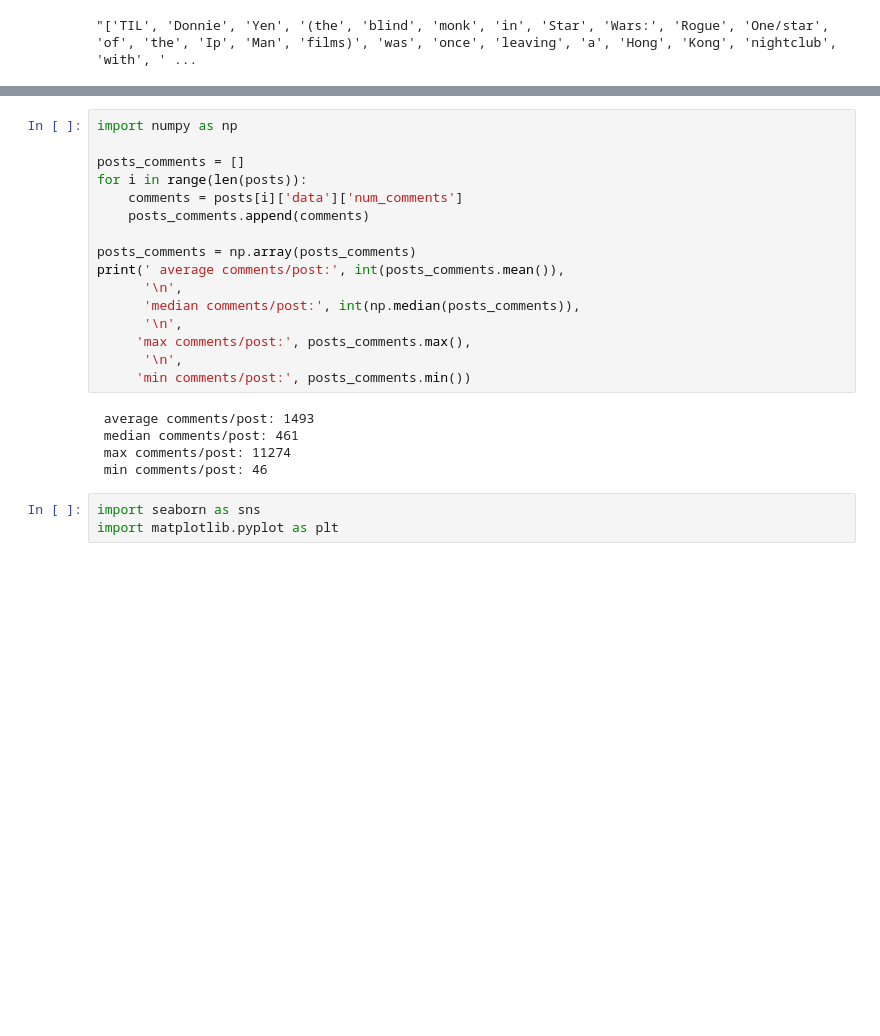
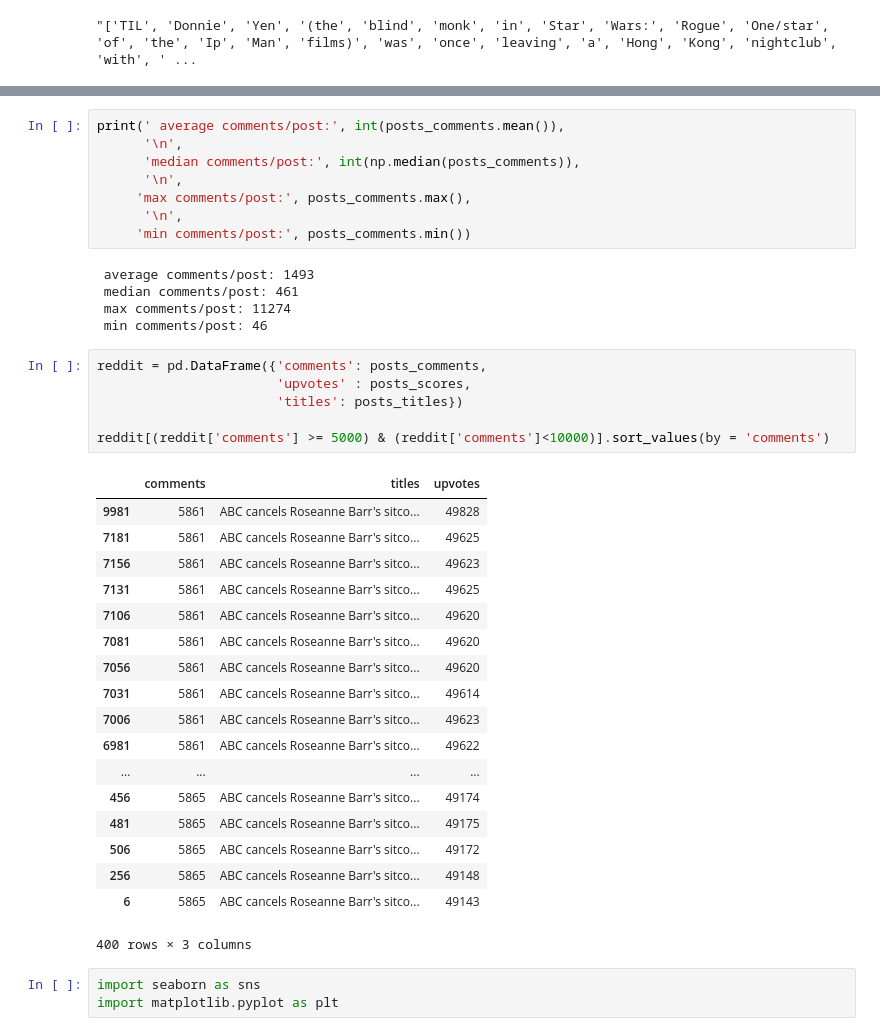
Before and after one commit to helencai62/Reddit_post_project, a Jupyter notebook: starter-code.ipynb, the cells around one changed output, grey strips where cells are left out. Cells and saved outputs as stored; diff of their text form; blank space fills up the shorter version.

```diff
--- a/starter-code.ipynb
+++ b/starter-code.ipynb
@@ -122,12 +145,4 @@ TIL Donnie Yen (the blind monk in Star Wars: Rogue One/star of the Ip Man films)
 # %%
-import numpy as np
-
-posts_comments = []
-for i in range(len(posts)):
-    comments = posts[i]['data']['num_comments']
-    posts_comments.append(comments)
-
-posts_comments = np.array(posts_comments)
 print(' average comments/post:', int(posts_comments.mean()),
       '\n',
       'median comments/post:', int(np.median(posts_comments)),
@@ -140,6 +155,31 @@ print(' average comments/post:', int(posts_comments.mean()),
  median comments/post: 461
  max comments/post: 11274
  min comments/post: 46
+# %%
+reddit = pd.DataFrame({'comments': posts_comments,
+                       'upvotes' : posts_scores,
+                       'titles': posts_titles})
+
+reddit[(reddit['comments'] >= 5000) & (reddit['comments']<10000)].sort_values(by = 'comments')
+# %% [output]
+|  | comments | titles | upvotes |
+| 9981 | 5861 | ABC cancels Roseanne Barr's sitco... | 49828 |
+| 7181 | 5861 | ABC cancels Roseanne Barr's sitco... | 49625 |
+| 7156 | 5861 | ABC cancels Roseanne Barr's sitco... | 49623 |
+| 7131 | 5861 | ABC cancels Roseanne Barr's sitco... | 49625 |
+| 7106 | 5861 | ABC cancels Roseanne Barr's sitco... | 49620 |
+| 7081 | 5861 | ABC cancels Roseanne Barr's sitco... | 49620 |
+| 7056 | 5861 | ABC cancels Roseanne Barr's sitco... | 49620 |
+| 7031 | 5861 | ABC cancels Roseanne Barr's sitco... | 49614 |
+| 7006 | 5861 | ABC cancels Roseanne Barr's sitco... | 49623 |
+| 6981 | 5861 | ABC cancels Roseanne Barr's sitco... | 49622 |
+| ... | ... | ... | ... |
+| 456 | 5865 | ABC cancels Roseanne Barr's sitco... | 49174 |
+| 481 | 5865 | ABC cancels Roseanne Barr's sitco... | 49175 |
+| 506 | 5865 | ABC cancels Roseanne Barr's sitco... | 49172 |
+| 256 | 5865 | ABC cancels Roseanne Barr's sitco... | 49148 |
+| 6 | 5865 | ABC cancels Roseanne Barr's sitco... | 49143 |
+400 rows × 3 columns
 # %%
 import seaborn as sns
 import matplotlib.pyplot as plt
```
Also changed, not shown: parts of 7 cells of this notebook, 27 other files.
